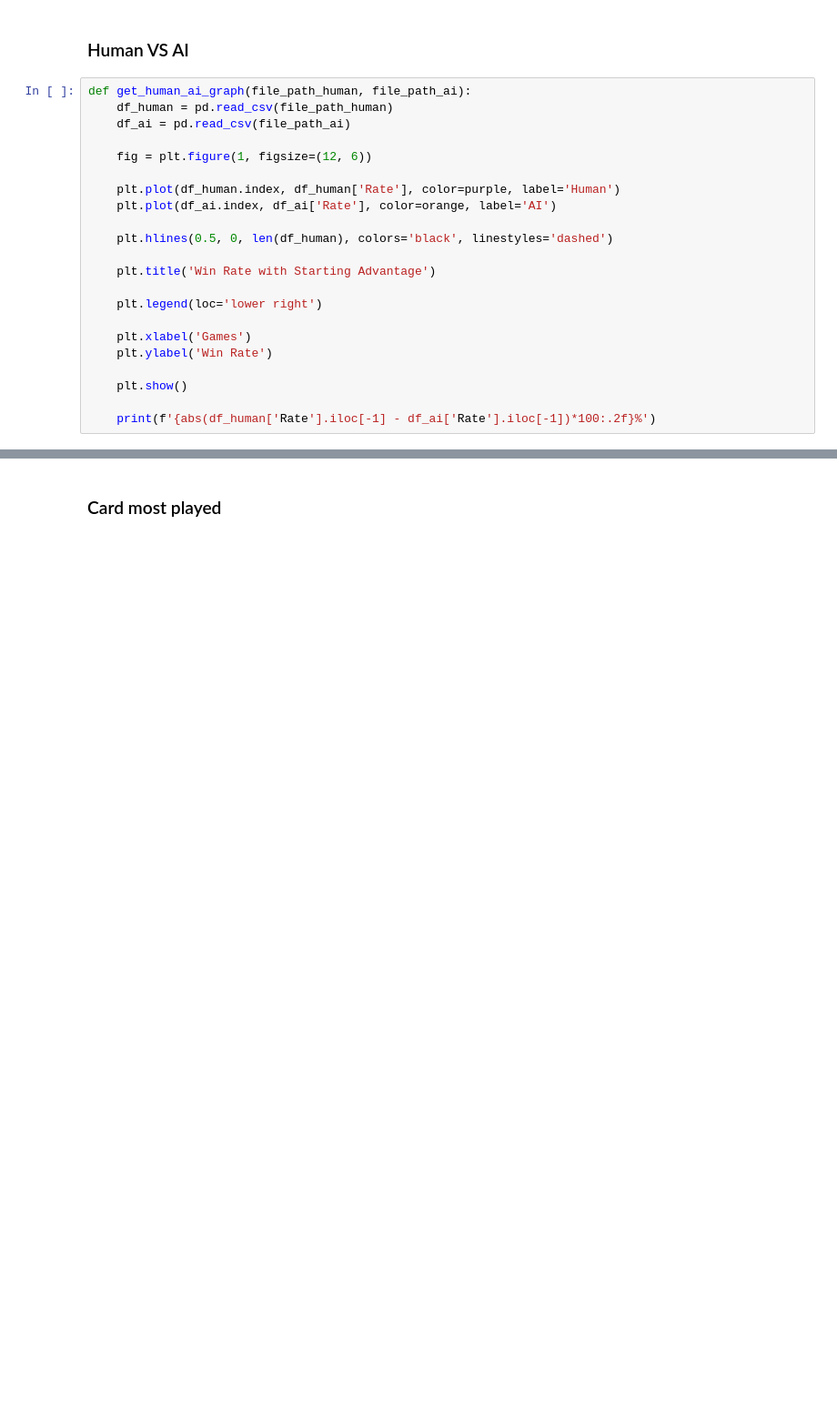
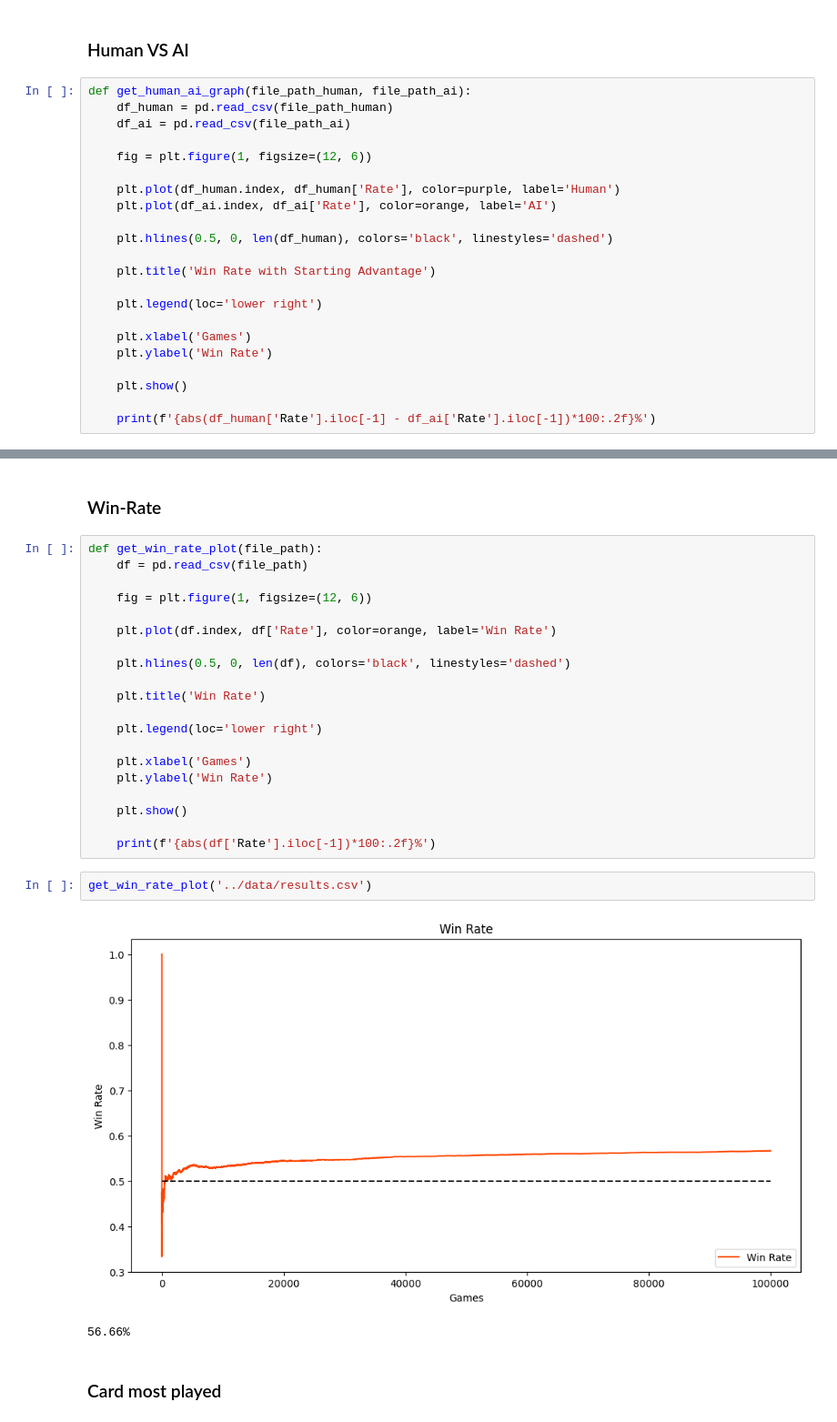
Before and after one commit to andreabazerla/dpcm-card-game, a Jupyter notebook: notebooks/analysis.ipynb, the cells around one changed output, grey strips where cells are left out. Shown at 91% size. Drawn from its saved outputs; the diff is of its cells as text; blank space fills up the shorter version.

Commit message:
Finally executed analysis for 100000 games. Congratulations!

```diff
--- a/notebooks/analysis.ipynb
+++ b/notebooks/analysis.ipynb
@@ -107,3 +101,30 @@ get_human_ai_graph('../data/fair.csv', '../data/results.csv')
+# %% [markdown]
+### Win-Rate
+# %%
+def get_win_rate_plot(file_path):
+    df = pd.read_csv(file_path)
+
+    fig = plt.figure(1, figsize=(12, 6))
+
+    plt.plot(df.index, df['Rate'], color=orange, label='Win Rate')
+
+    plt.hlines(0.5, 0, len(df), colors='black', linestyles='dashed')
+
+    plt.title('Win Rate')
+
+    plt.legend(loc='lower right')
+
+    plt.xlabel('Games')
+    plt.ylabel('Win Rate')
+
+    plt.show()
+
+    print(f'{abs(df['Rate'].iloc[-1])*100:.2f}%')
+# %%
+get_win_rate_plot('../data/results.csv')
+# %% [output]
+[figure, added]
+56.66%
 # %% [markdown]
 ### Card most played
 # %%
```
Also changed, not shown: parts of 17 cells of this notebook, 1 other file.
